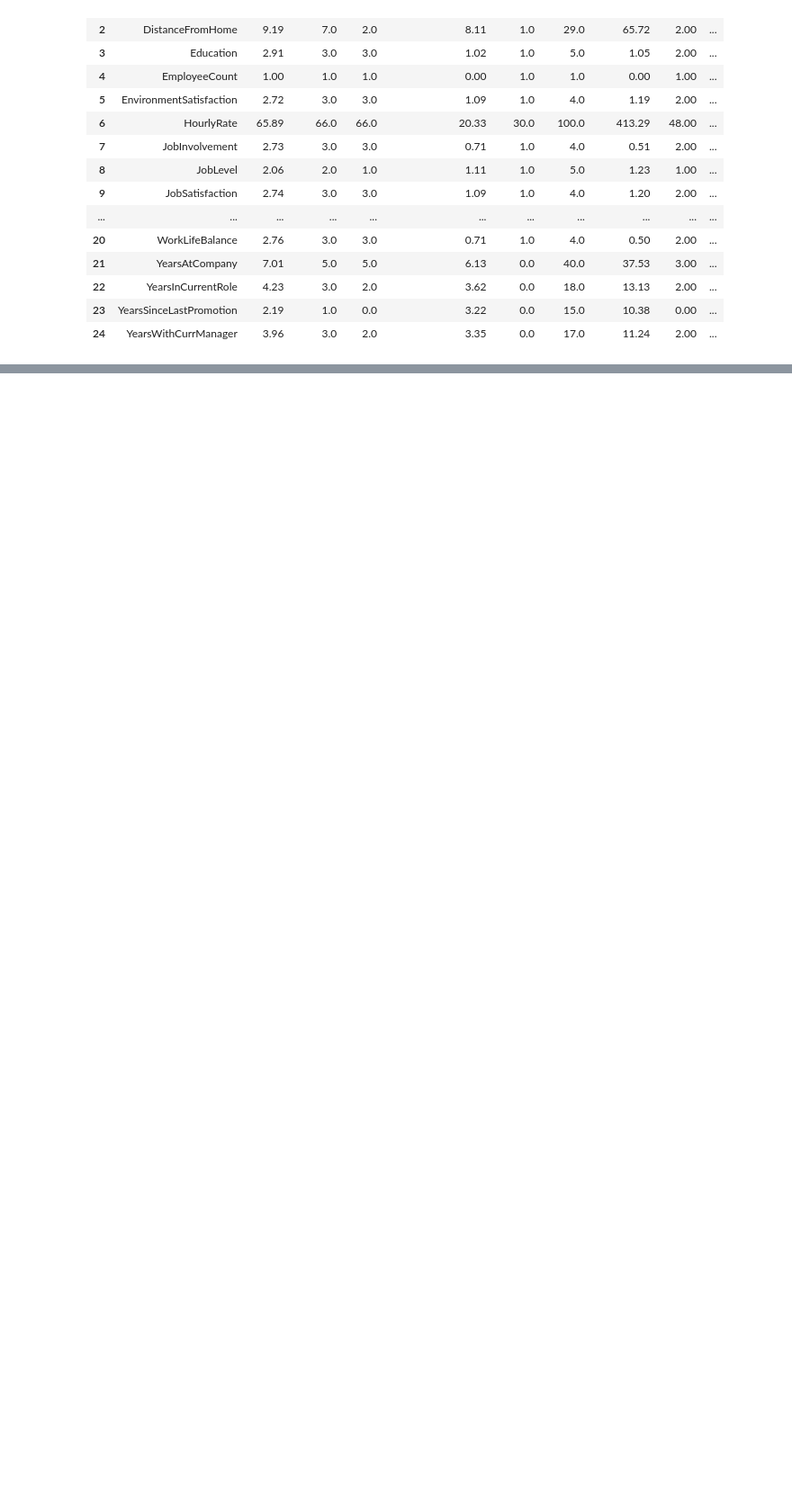
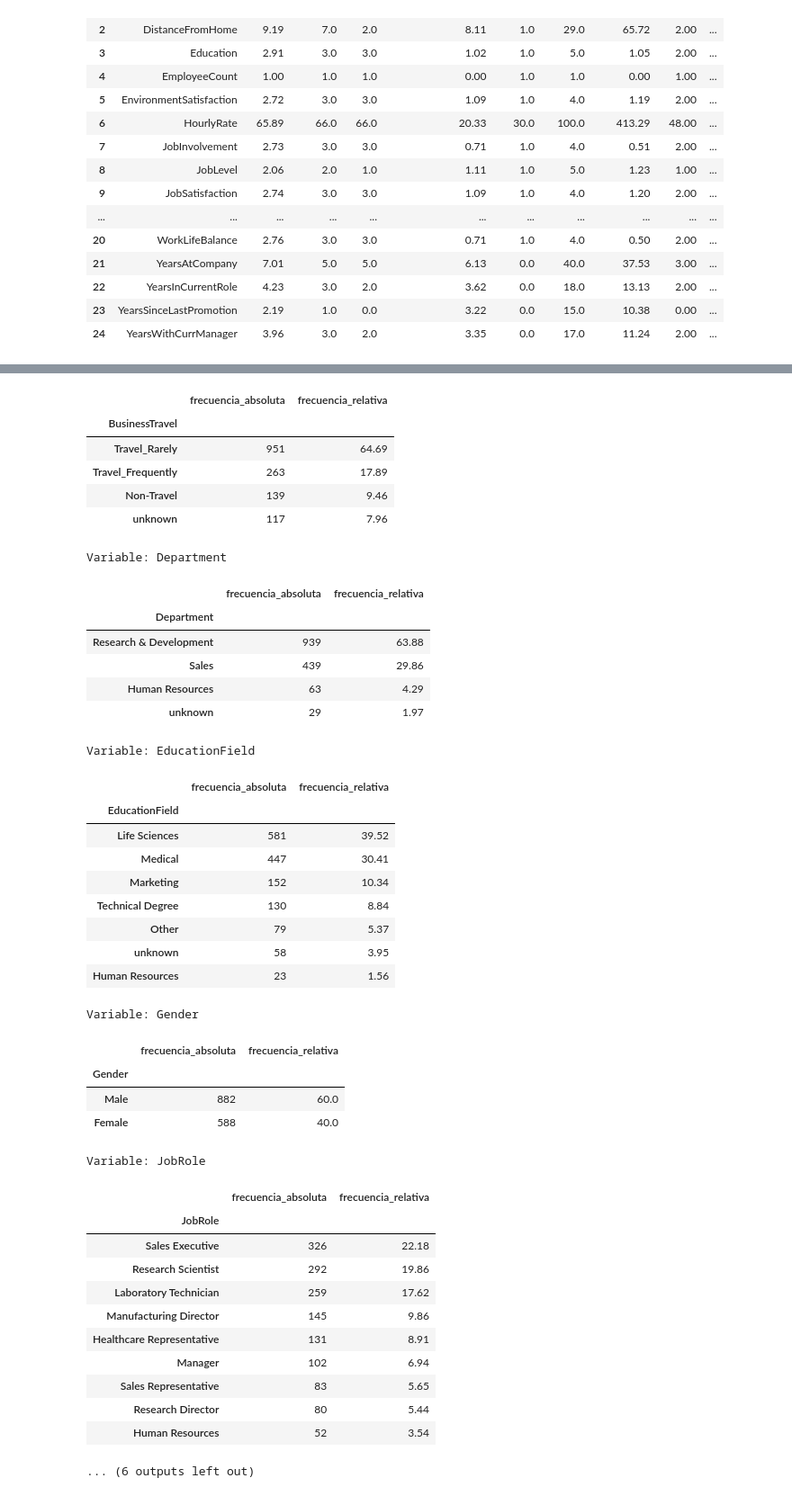
Before and after one commit to Adalab/project-da-promo-67-modulo-3-team-2, a Jupyter notebook: Analisis.ipynb, the cells around one changed output, grey strips where cells are left out. Shown at 90% size. Drawn from its saved outputs; the diff is of its cells as text; code cells hidden in the pictures; blank space fills up the shorter version.

Commit message:
Funcion tablas frecuencias variables categóricas

```diff
--- a/Analisis.ipynb
+++ b/Analisis.ipynb
@@ -110,0 +133,5 @@ resumen_total
+# %%
+#Creamos lista para variables categóricas
+variables_categoricas = df_final.select_dtypes(include=["object", "category", "bool"]).columns.tolist()
+
+variables_categoricas
@@ -110,0 +152,22 @@ resumen_total
+# %%
+#Función para extraer la frecuencia absoluta y relativa de cada variable categórica
+def tablas_categoricas(df, columnas_categoricas):
+    tablas = {}
+
+    for columna in columnas_categoricas:
+        frecuencia_absoluta = df[columna].value_counts(dropna=False)
+        frecuencia_relativa = df[columna].value_counts(normalize=True, dropna=False) * 100
+
+        tabla = pd.DataFrame({
+            "frecuencia_absoluta": frecuencia_absoluta,
+            "frecuencia_relativa": frecuencia_relativa.round(2)
+        })
+
+        tabla.index.name = columna
+        tablas[columna] = tabla
+
+        print(f"\nVariable: {columna}")
+        display(tabla)
+# %%
+tablas_categoricas(df_final, variables_categoricas)
+# %% [output]
@@ -110,0 +180,41 @@ resumen_total
+|  | frecuencia_absoluta | frecuencia_relativa |
+| BusinessTravel |  |  |
+| Travel_Rarely | 951 | 64.69 |
+| Travel_Frequently | 263 | 17.89 |
+| Non-Travel | 139 | 9.46 |
+| unknown | 117 | 7.96 |
+Variable: Department
+|  | frecuencia_absoluta | frecuencia_relativa |
+| Department |  |  |
+| Research & Development | 939 | 63.88 |
+| Sales | 439 | 29.86 |
+| Human Resources | 63 | 4.29 |
+| unknown | 29 | 1.97 |
+Variable: EducationField
+|  | frecuencia_absoluta | frecuencia_relativa |
+| EducationField |  |  |
+| Life Sciences | 581 | 39.52 |
+| Medical | 447 | 30.41 |
+| Marketing | 152 | 10.34 |
+| Technical Degree | 130 | 8.84 |
+| Other | 79 | 5.37 |
+| unknown | 58 | 3.95 |
+| Human Resources | 23 | 1.56 |
+Variable: Gender
+|  | frecuencia_absoluta | frecuencia_relativa |
+| Gender |  |  |
+| Male | 882 | 60.0 |
+| Female | 588 | 40.0 |
+Variable: JobRole
+|  | frecuencia_absoluta | frecuencia_relativa |
+| JobRole |  |  |
+| Sales Executive | 326 | 22.18 |
+| Research Scientist | 292 | 19.86 |
+| Laboratory Technician | 259 | 17.62 |
+| Manufacturing Director | 145 | 9.86 |
+| Healthcare Representative | 131 | 8.91 |
+| Manager | 102 | 6.94 |
+| Sales Representative | 83 | 5.65 |
+| Research Director | 80 | 5.44 |
+| Human Resources | 52 | 3.54 |
+... (6 outputs left out)
```
Also changed, not shown: parts of 5 cells of this notebook.
